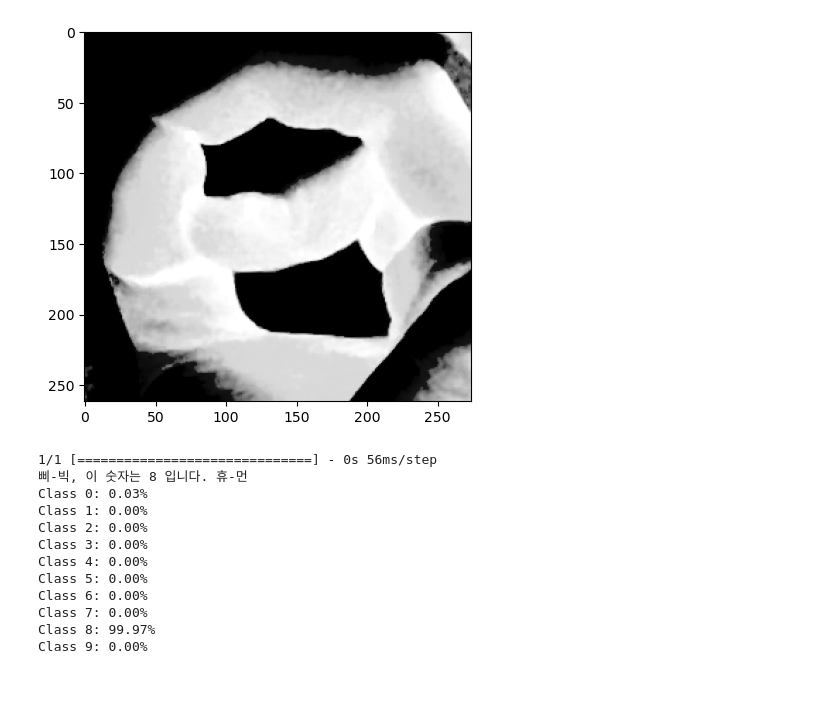
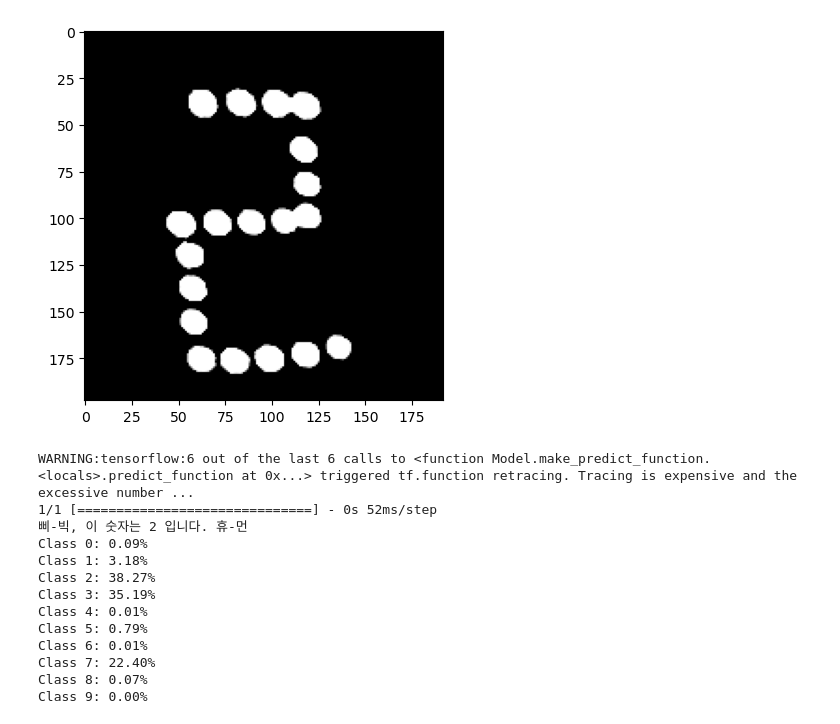
Before and after one commit to bumcoding/MNIST_Project, a Jupyter notebook: OpenCV_MNIST/DataTrain.ipynb, the cells around one changed output. Saved outputs shown, nothing was run; the diff lists cells and outputs as text; code cells hidden in the pictures; blank space fills up the shorter version.

```diff
--- a/OpenCV_MNIST/DataTrain.ipynb
+++ b/OpenCV_MNIST/DataTrain.ipynb
@@ -99,48 +107,56 @@ Epoch 50/50
 # %%
+# 필요한 모듈 import
+# 코드에서 사용할 OpenCV, Numpy, Keras, Matplotlib 라이브러리의 모듈들을 가져오고 있다.
 import cv2
 import numpy as np
 from keras.models import load_model
 import matplotlib.pyplot as plt
 
-# Load the model
+# Keras의 load_model 함수를 사용하여 저장된 모델을 불러온다.
+# 그 다음 OpenCV의 imread 함수를 사용하여 특정 이미지 파일을 불러온다.
+# 이 때, 이미지는 그레이 스케일로 불러온다.(흑백 사진으로 만들기 위함)
 model = load_model('mnist_model.h5')
 
 # Load the image file
-img = cv2.imread('bum8.png', cv2.IMREAD_GRAYSCALE)
+img = cv2.imread('myung2.png', cv2.IMREAD_GRAYSCALE)
 
-# Display the image
+# Matplotlib의 imshow 함수를 사용하여 불러온 이미지를 출력한다.
 plt.imshow(img, cmap='gray')
 plt.show()
 
-# Resize and reshape the image
+# 불러온 이미지를 모델에 입력하기 위해 적절하게 전처리한다.
+# OpenCV의 resize 함수를 사용하여 이미지의 크기를 28x28로 조절하고,
+# reshape 함수를 사용하여 이미지의 차원을 조절한다.
+# 그리고 이미지를 0~1 사이의 값으로 정규화한다.
 img_resized = cv2.resize(img, (28, 28))
 img_ready = img_resized.reshape(1, 28, 28, 1)
 
-# Normalize the image
 img_ready = img_ready.astype('float32')
 img_ready /= 255
 
-# Predict the digit
+# 전처리한 이미지를 모델에 입력하여 예측을 수행하고, 이를 출력한다.
+# predict 함수는 각 클래스에 대한 확률을 반환하므로,
+# np.argmax 함수를 사용하여 가장 확률이 높은 클래스를 선택합니다.
+# 그리고 각 클래스에 대한 확률을 출력합니다.
 proba = model.predict(img_ready)
 digit = np.argmax(proba)
 
-# Print the predicted digit
 print("삐-빅, 이 숫자는", digit,"입니다. 휴-먼")
 
-# Print each class's probability
 for i in range(10):
     print(f"Class {i}: {proba[0][i] * 100:.2f}%")
 # %% [output]
-[figure, old version]
+[figure, new version]
-1/1 [==============================] - 0s 56ms/step
-삐-빅, 이 숫자는 8 입니다. 휴-먼
-Class 0: 0.03%
-Class 1: 0.00%
-Class 2: 0.00%
-Class 3: 0.00%
-Class 4: 0.00%
-Class 5: 0.00%
-Class 6: 0.00%
-Class 7: 0.00%
-Class 8: 99.97%
+WARNING:tensorflow:6 out of the last 6 calls to <function Model.make_predict_function.<locals>.predict_function at 0x...> triggered tf.function retracing. Tracing is expensive and the excessive number ...
+1/1 [==============================] - 0s 52ms/step
+삐-빅, 이 숫자는 2 입니다. 휴-먼
+Class 0: 0.09%
+Class 1: 3.18%
+Class 2: 38.27%
+Class 3: 35.19%
+Class 4: 0.01%
+Class 5: 0.79%
+Class 6: 0.01%
+Class 7: 22.40%
+Class 8: 0.07%
 Class 9: 0.00%
```
Also changed, not shown: parts of 2 cells of this notebook, 2 other files.
